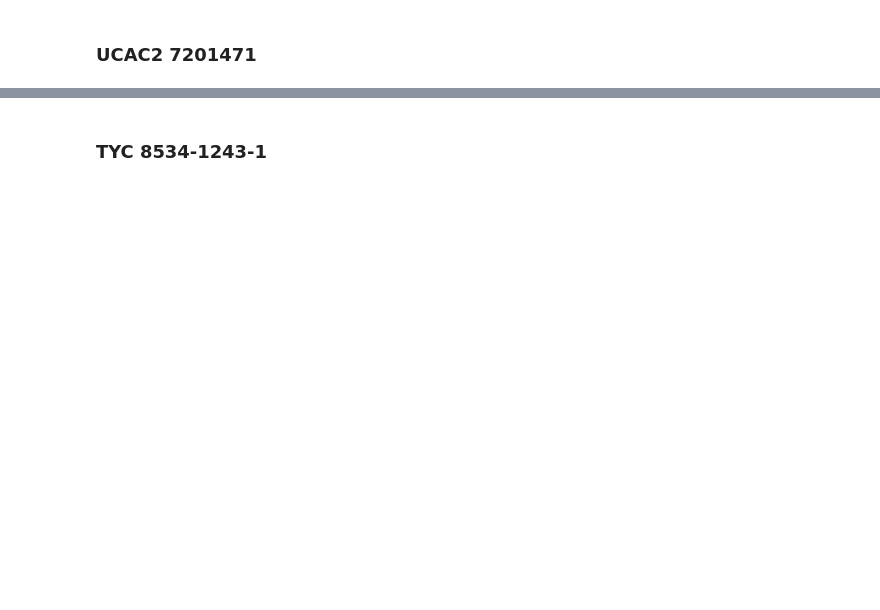
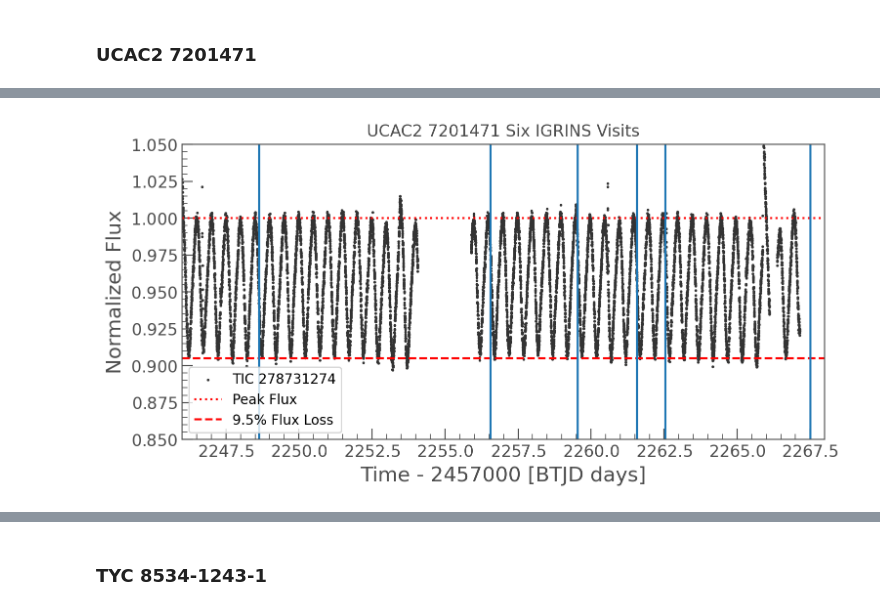
Before and after one commit to gully/acdc, a Jupyter notebook: notebooks/02_lightcurves/02.02_TESS_lightcurves_quicklook.ipynb, the cells around one changed output, grey strips where cells are left out. Saved outputs shown, nothing was run; the diff lists cells and outputs as text; code cells hidden in the pictures; blank space fills up the shorter version.

```diff
--- a/notebooks/02_lightcurves/02.02_TESS_lightcurves_quicklook.ipynb
+++ b/notebooks/02_lightcurves/02.02_TESS_lightcurves_quicklook.ipynb
@@ -66,0 +82,19 @@ for epoch in epochs:
+# %%
+lc = sr.download_all()
+lc_final = lc.stitch()
+lc_final = lc_final/np.nanpercentile(lc_final.flux, 95)
+obj_mask = df_log.OBJECT == object_name
+epochs = df_log[obj_mask].BTJD.values
+ax = lc_final.scatter();
+ax.axhline(1.0, linestyle = "dotted", color = "red", label = "Peak Flux")
+ax.axhline(0.905, linestyle = "dashed", color = "red", label = "9.5% Flux Loss")
+ax.legend()
+for epoch in epochs:
+    ax.axvline(epoch)
+ax.set_xlim(2246, 2268)
+# ax.set_xlim(2262.25, 2263)
+ax.set_ylim(0.85, 1.05)
+ax.set_title("UCAC2 7201471 Six IGRINS Visits")
+plt.savefig("../../figures/UCAC2_7201471_TESS_visits.png", dpi = 300, bbox_inches = "tight")
+# %% [output]
+[figure, added]
```
Also changed, not shown: parts of 26 cells of this notebook.
